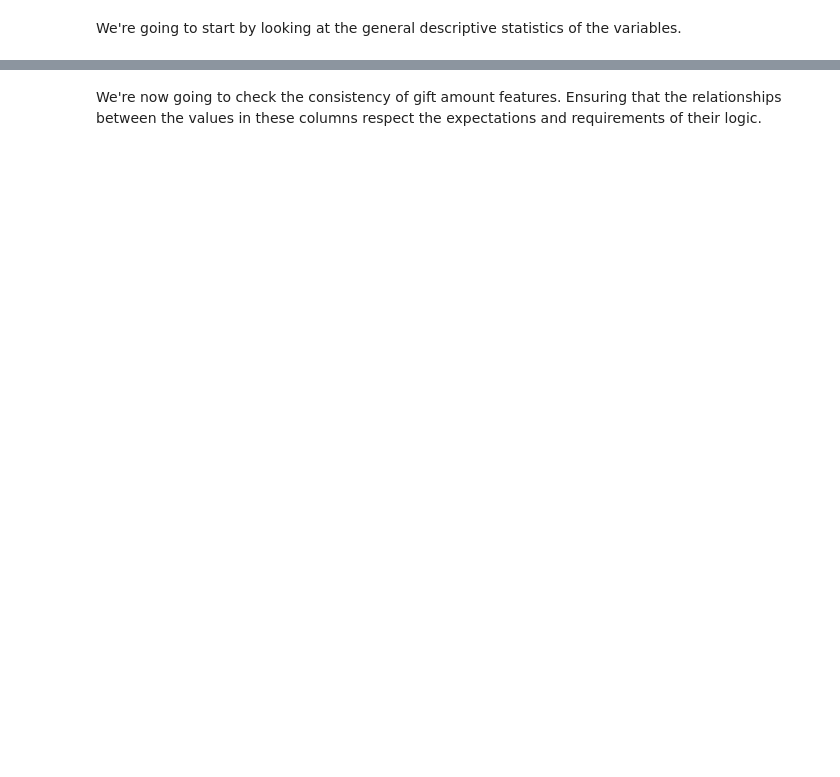
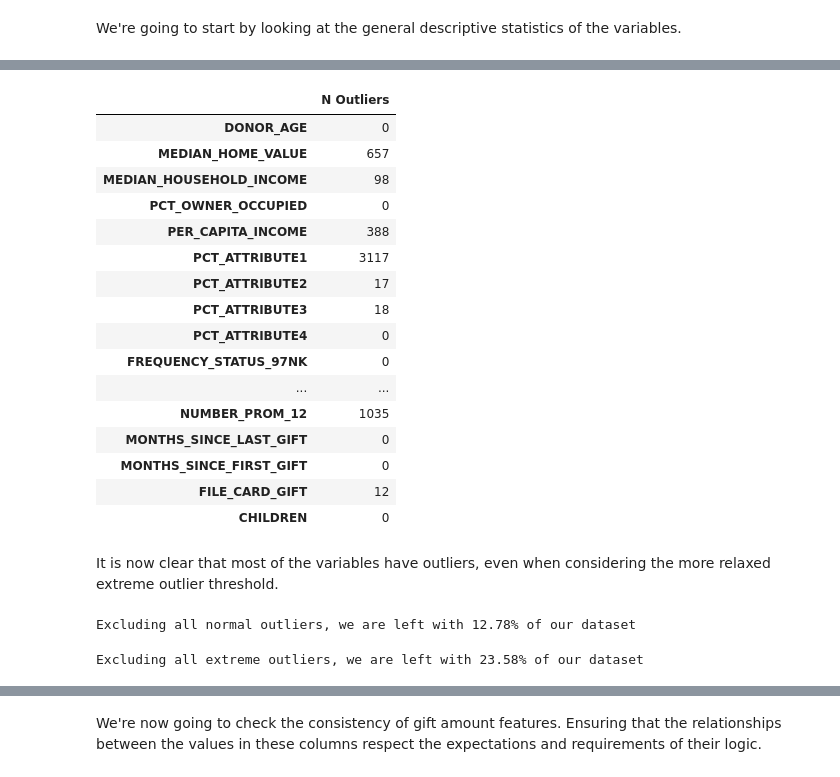
Before and after one commit to Dinis239/DM2_Project, a Jupyter notebook: EDA/00_EDA_Dinis.ipynb, the cells around one changed output, grey strips where cells are left out. Cells and saved outputs as stored; diff of their text form; code cells hidden in the pictures; blank space fills up the shorter version.

```diff
--- a/EDA/00_EDA_Dinis.ipynb
+++ b/EDA/00_EDA_Dinis.ipynb
@@ -426,0 +462,30 @@ Some
+# %%
+outlier_count_IQR(train, num_cols, outlier_type='extreme')
+# %% [output]
+|  | N Outliers |
+| DONOR_AGE | 0 |
+| MEDIAN_HOME_VALUE | 657 |
+| MEDIAN_HOUSEHOLD_INCOME | 98 |
+| PCT_OWNER_OCCUPIED | 0 |
+| PER_CAPITA_INCOME | 388 |
+| PCT_ATTRIBUTE1 | 3117 |
+| PCT_ATTRIBUTE2 | 17 |
+| PCT_ATTRIBUTE3 | 18 |
+| PCT_ATTRIBUTE4 | 0 |
+| FREQUENCY_STATUS_97NK | 0 |
+| ... | ... |
+| NUMBER_PROM_12 | 1035 |
+| MONTHS_SINCE_LAST_GIFT | 0 |
+| MONTHS_SINCE_FIRST_GIFT | 0 |
+| FILE_CARD_GIFT | 12 |
+| CHILDREN | 0 |
+# %% [markdown]
+It is now clear that most of the variables have outliers, even when considering the more relaxed extreme outlier threshold.
+# %%
+outlier_filter_IQR(train, num_cols)
+# %% [output]
+Excluding all normal outliers, we are left with 12.78% of our dataset
+# %%
+outlier_filter_IQR(train, num_cols, outlier_type='extreme')
+# %% [output]
+Excluding all extreme outliers, we are left with 23.58% of our dataset
```
Also changed, not shown: parts of 14 cells of this notebook.
